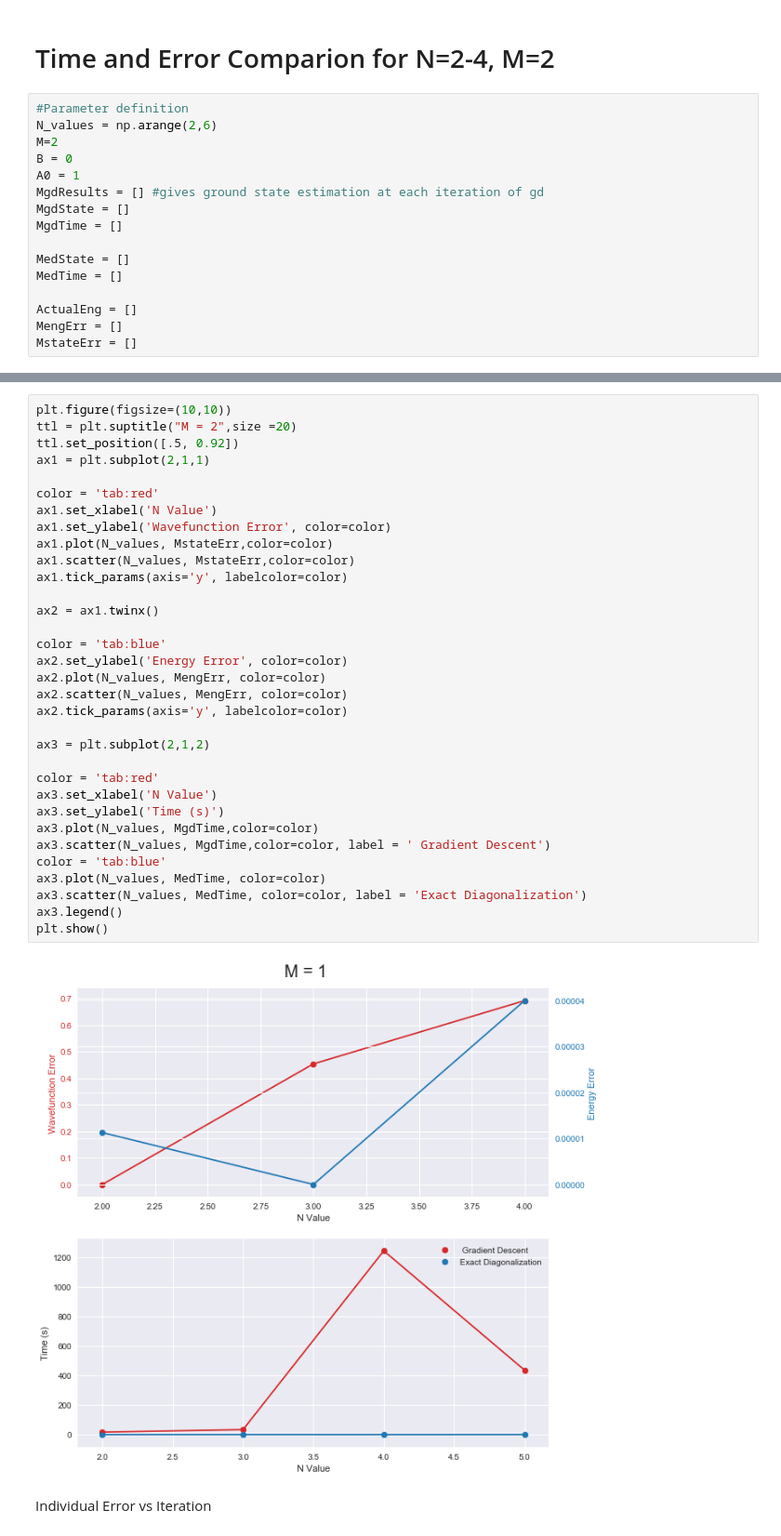
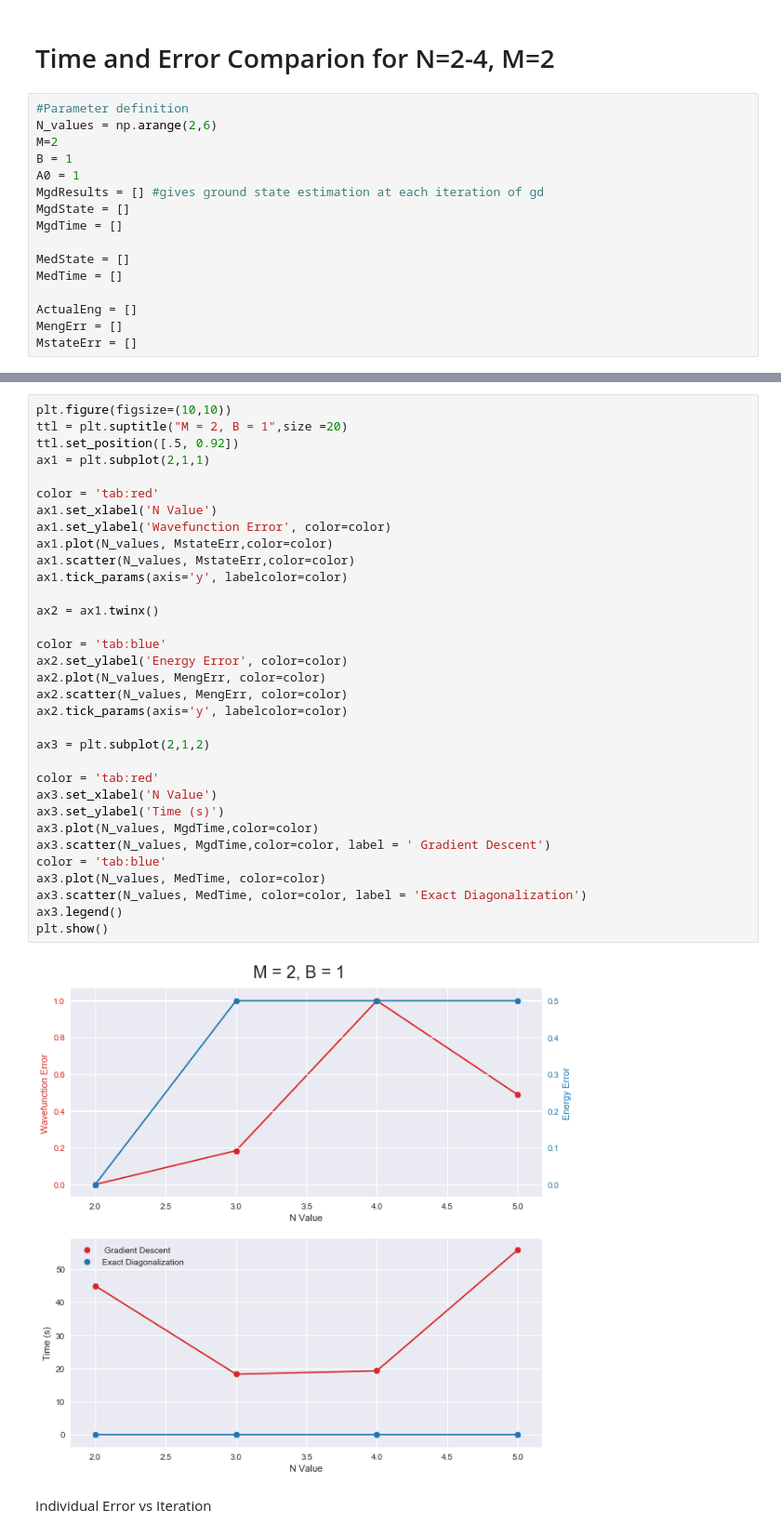
Before and after one commit to aorfi/Phys459, a Jupyter notebook: RBMGroundStateComputationTime.ipynb, the cells around one changed output, grey strips where cells are left out. Shown: that part at 93% size. Saved outputs shown, nothing was run; the diff lists cells and outputs as text.

```diff
--- a/RBMGroundStateComputationTime.ipynb
+++ b/RBMGroundStateComputationTime.ipynb
@@ -185,7 +185,7 @@ def err(found_gs,gs,found_gsEnergy,gsEnergy):
 #Parameter definition
 N_values = np.arange(2,6)
 M=2
-B = 0
+B = 1
 A0 = 1
 MgdResults = [] #gives ground state estimation at each iteration of gd
 MgdState = []
@@ -260,38 +254,38 @@ Wavefunction Error:  [5.641896026920001e-06, 0.4533522427910486, 0.6910163699774
 # %%
 plt.figure(figsize=(10,10))
-ttl = plt.suptitle("M = 2",size =20)
+ttl = plt.suptitle("M = 2, B = 1",size =20)
 ttl.set_position([.5, 0.92])
 ax1 = plt.subplot(2,1,1)
 
 color = 'tab:red'
 ax1.set_xlabel('N Value')
 ax1.set_ylabel('Wavefunction Error', color=color)
 ax1.plot(N_values, MstateErr,color=color)
 ax1.scatter(N_values, MstateErr,color=color)
 ax1.tick_params(axis='y', labelcolor=color)
 
 ax2 = ax1.twinx()
 
 color = 'tab:blue'
 ax2.set_ylabel('Energy Error', color=color)
 ax2.plot(N_values, MengErr, color=color)
 ax2.scatter(N_values, MengErr, color=color)
 ax2.tick_params(axis='y', labelcolor=color)
 
 ax3 = plt.subplot(2,1,2)
 
 color = 'tab:red'
 ax3.set_xlabel('N Value')
 ax3.set_ylabel('Time (s)')
 ax3.plot(N_values, MgdTime,color=color)
 ax3.scatter(N_values, MgdTime,color=color, label = ' Gradient Descent')
 color = 'tab:blue'
 ax3.plot(N_values, MedTime, color=color)
 ax3.scatter(N_values, MedTime, color=color, label = 'Exact Diagonalization')
 ax3.legend()
 plt.show()
 # %% [output]
-[figure, old version]
+[figure, new version]
 # %% [markdown]
 Individual Error vs Iteration
 # %%
```
Also changed, not shown: parts of 12 cells of this notebook, 1 other file.
